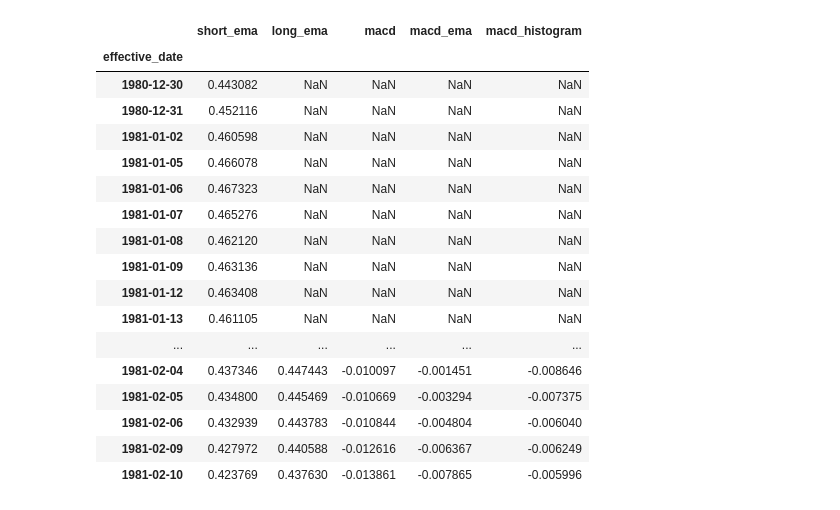
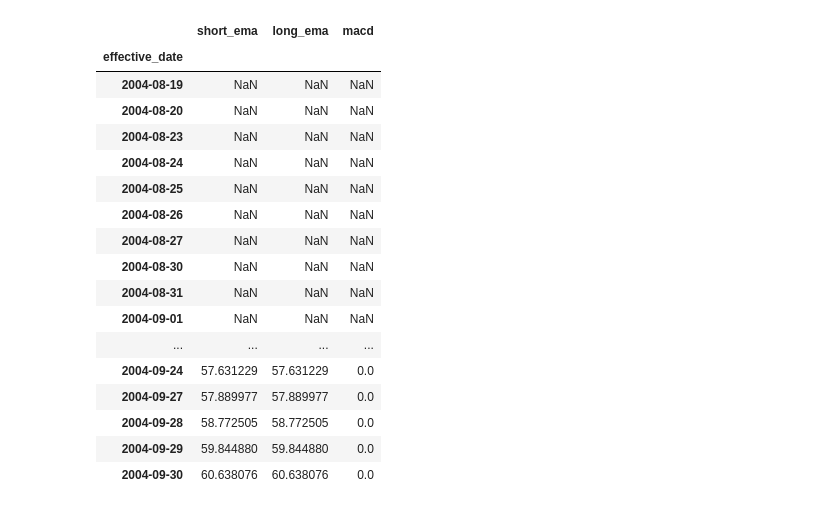
Before and after one commit to MichaelZhangCA/Jupyter.Notebook, a Jupyter notebook: Market_Research/data_process/Data Process POC.ipynb, the cells around one changed output. Cells and saved outputs as stored; diff of their text form; code cells hidden in the pictures.

```diff
--- a/Market_Research/data_process/Data Process POC.ipynb
+++ b/Market_Research/data_process/Data Process POC.ipynb
@@ -21,0 +9,5 @@ import numpy as np
+# %%
+with CodeTimer() as ct:
+    fullprice = pricerepo.get_stock_adjdata('GOOGL', datetime.date(1900,1,1))
+
+fullprice.head()
@@ -21,0 +86,2 @@ import numpy as np
+# %%
+ema12 = trendidc.process_ema(fullprice.adj_close, 12)
@@ -21,0 +111,8 @@ import numpy as np
+# %%
+with CodeTimer() as ct:
+    atr = volidc.process_atr(fullprice, 14)
+    ematr = volidc.process_ematr(fullprice,14)
+
+#atr_org = atridc.process_atr(shortprice,14)
+#dfatr = pd.concat([atr, ematr], axis = 1)
+ematr
@@ -21,0 +150,6 @@ import numpy as np
+# %%
+with CodeTimer() as ct:
+    ema12 = trendidc.process_ema(fullprice.adj_close, 12)
+    ema26 = trendidc.process_ema(fullprice.adj_close, 26)
+    macd = trendidc.process_macd(ema12, ema26, 9)
+    #ppo = trendidc.process_ppo(ema12,ema26,9)
@@ -22,27 +225,28 @@ import numpy as np
 # %%
 df = pd.DataFrame(index=ema12.index)
 df['short_ema'] = ema12.ema
 df['long_ema'] = ema26.ema
-df['macd'] = ema12 - ema26
-df['macd_ema'] = xema(df.macd,9)
-df['macd_histogram'] = df.macd - df.macd_ema
+df['macd'] = ema12.ema - ema26.ema
+# df['macd_ema'] = df.macd.ewm(span=signalperiod, adjust=False).mean()
+#df['macd_ema'] = comalgo.xema(df.macd, signalperiod)
+#df['macd_histogram'] = df.macd - df.macd_ema
 df.head(30)
 # %% [output]
-|  | short_ema | long_ema | macd | macd_ema | macd_histogram |
-| effective_date |  |  |  |  |  |
-| 1980-12-30 | 0.443082 | NaN | NaN | NaN | NaN |
-| 1980-12-31 | 0.452116 | NaN | NaN | NaN | NaN |
-| 1981-01-02 | 0.460598 | NaN | NaN | NaN | NaN |
-| 1981-01-05 | 0.466078 | NaN | NaN | NaN | NaN |
-| 1981-01-06 | 0.467323 | NaN | NaN | NaN | NaN |
-| 1981-01-07 | 0.465276 | NaN | NaN | NaN | NaN |
-| 1981-01-08 | 0.462120 | NaN | NaN | NaN | NaN |
-| 1981-01-09 | 0.463136 | NaN | NaN | NaN | NaN |
-| 1981-01-12 | 0.463408 | NaN | NaN | NaN | NaN |
-| 1981-01-13 | 0.461105 | NaN | NaN | NaN | NaN |
-| ... | ... | ... | ... | ... | ... |
-| 1981-02-04 | 0.437346 | 0.447443 | -0.010097 | -0.001451 | -0.008646 |
-| 1981-02-05 | 0.434800 | 0.445469 | -0.010669 | -0.003294 | -0.007375 |
-| 1981-02-06 | 0.432939 | 0.443783 | -0.010844 | -0.004804 | -0.006040 |
-| 1981-02-09 | 0.427972 | 0.440588 | -0.012616 | -0.006367 | -0.006249 |
-| 1981-02-10 | 0.423769 | 0.437630 | -0.013861 | -0.007865 | -0.005996 |
+|  | short_ema | long_ema | macd |
+| effective_date |  |  |  |
+| 2004-08-19 | NaN | NaN | NaN |
+| 2004-08-20 | NaN | NaN | NaN |
+| 2004-08-23 | NaN | NaN | NaN |
+| 2004-08-24 | NaN | NaN | NaN |
+| 2004-08-25 | NaN | NaN | NaN |
+| 2004-08-26 | NaN | NaN | NaN |
+| 2004-08-27 | NaN | NaN | NaN |
+| 2004-08-30 | NaN | NaN | NaN |
+| 2004-08-31 | NaN | NaN | NaN |
+| 2004-09-01 | NaN | NaN | NaN |
+| ... | ... | ... | ... |
+| 2004-09-24 | 57.631229 | 57.631229 | 0.0 |
+| 2004-09-27 | 57.889977 | 57.889977 | 0.0 |
+| 2004-09-28 | 58.772505 | 58.772505 | 0.0 |
+| 2004-09-29 | 59.844880 | 59.844880 | 0.0 |
+| 2004-09-30 | 60.638076 | 60.638076 | 0.0 |
```
Also changed, not shown: parts of 31 cells of this notebook, 22 other files.
